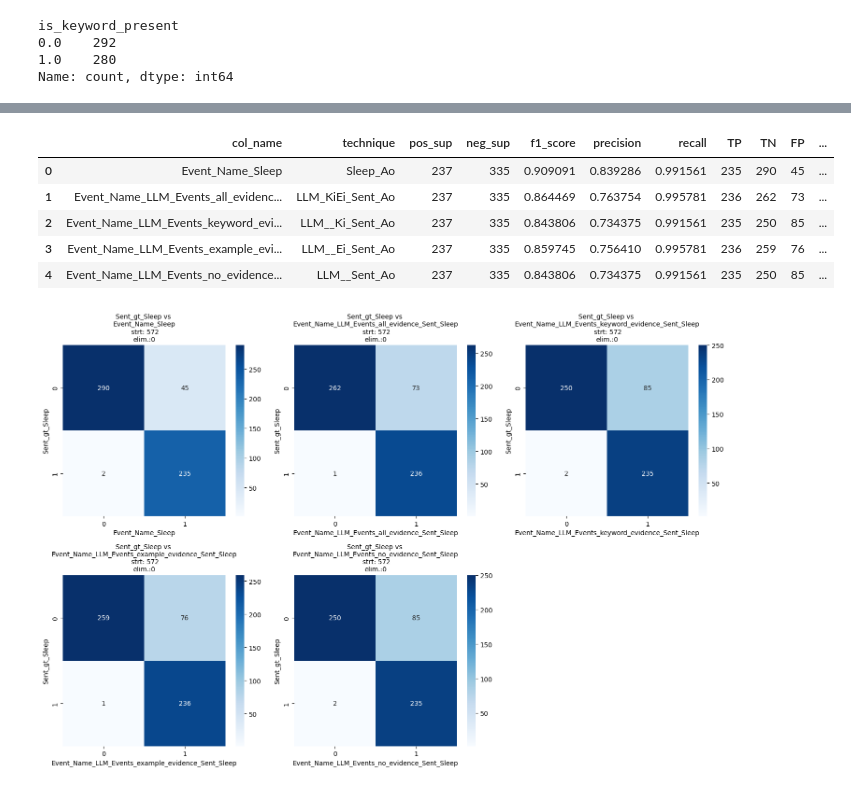
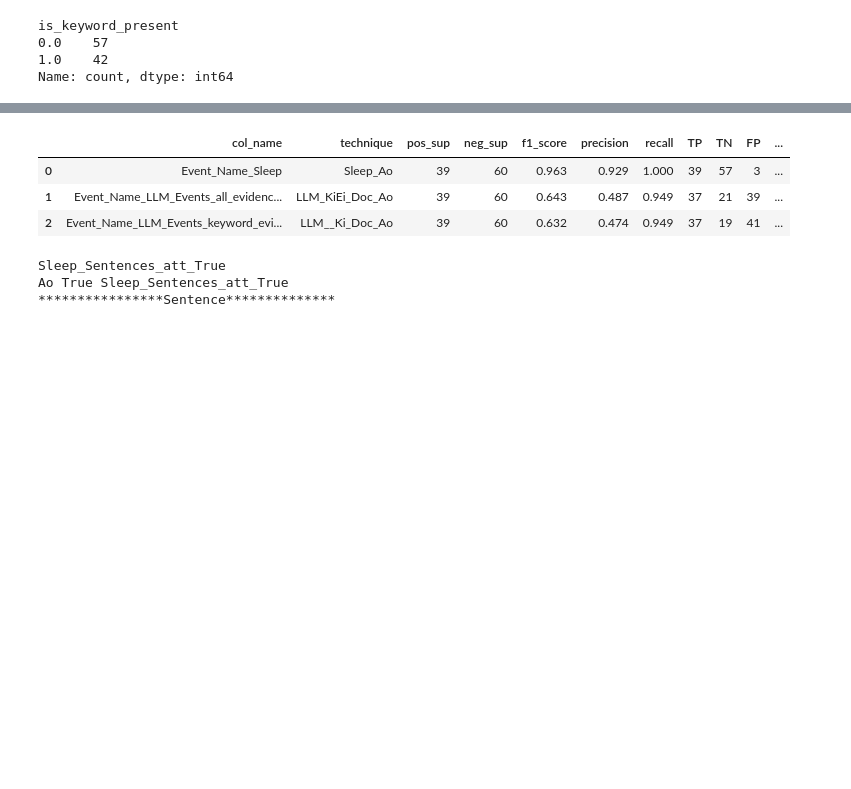
Before and after one commit to allmin/llm_text_to_event, a Jupyter notebook: scripts/06_analyse_Sent-SET_Doc-SET.ipynb, the cells around one changed output, grey strips where cells are left out. Drawn from its saved outputs; the diff is of its cells as text; code cells hidden in the pictures; blank space fills up the shorter version.

```diff
--- a/scripts/06_analyse_Sent-SET_Doc-SET.ipynb
+++ b/scripts/06_analyse_Sent-SET_Doc-SET.ipynb
@@ -52,6 +127,9 @@ from sklearn.metrics import confusion_matrix, ConfusionMatrixDisplay
 import numpy as np
 from sklearn.metrics import f1_score, accuracy_score, precision_score, recall_score
 from itertools import product
+pd.set_option("display.precision", 3)
+
+
 disagreement_type = "correct"
 llm_type = "llama3.1:70b"
 suffix = "19sep"
@@ -101,6 +179,17 @@ for keyword_input, example_input in [i for i in product([True,False],[True,False
 df_both = pd.read_pickle("../exports/04_dictionary_features.pkl")
 
 
+def ispresent(a,b):
+    res = []
+    for i in a:
+        presence = False
+        for j in b:
+            if (i in j) or (j in i):
+                presence = True
+                break
+        res.append(presence)
+    return res
+
 dataset = "P-SET"
 for analysis_type in ["all"]: #(M-SET, A-SET, D-SET, F-SET)
     for ET in ["Sleep"]:
@@ -115,7 +204,7 @@ for analysis_type in ["all"]: #(M-SET, A-SET, D-SET, F-SET)
             continue
 
         llm_files = [i for i in llm_files if "True" in i]
-        llm_files = [i for i in llm_files if "Sent" in i]
+        # llm_files = [i for i in llm_files if "Sent" in i]
         for file in llm_files:
             filename = os.path.basename(file).rstrip('.pkl')
             print(filename)
@@ -128,10 +217,12 @@ for analysis_type in ["all"]: #(M-SET, A-SET, D-SET, F-SET)
             if text_type == "Sentence":
                 gt_file = gt_file_sent
                 id_type = "UID"
+                focus = "Sent"
                 gt_column = f"Sent_gt_{ET}"
             elif text_type == "Document":
                 gt_file = gt_file_doc
                 id_type = "ROW_ID"
+                focus = "Doc"
                 gt_column = f"Doc_gt_{ET}"
             print(f"****************{text_type}**************")
             gt_df = pd.read_pickle(gt_file)
@@ -147,20 +238,24 @@ for analysis_type in ["all"]: #(M-SET, A-SET, D-SET, F-SET)
             id_to_gt = {row[id_type]:row[gt_column] for _,row in gt_df.iterrows()}
             id_to_negation = {row[id_type]:row['negation'] for _,row in gt_df.iterrows()}
             id_to_key_present = {row[id_type]:row[f"is_keyword_present"] for _,row in gt_df.iterrows()}
-            print(f"^^^^^^^^^^^^^^^^^^{gt_df.is_keyword_present.value_counts()}:{id_to_key_present}")
             id_to_lemma = {row[id_type]:row[f"Lemma"] for _,row in gt_df.iterrows()}
+            id_to_comment = {row[id_type]:row[f"comment"] for _,row in gt_df.iterrows()}
             id_to_dict_time = {row[id_type]:row[f"Time"] for _,row in df_both.iterrows()}
+
             output_folder = f"../exports/06_analysis/{ET}"
             os.makedirs(output_folder,exist_ok=True)
 
 
 
             df = pd.read_pickle(file)
+            df["num_events_keyword"] = df["Event_Name"].apply(lambda x: len(x))
+            df[f"num_{ET}_keyword"] = df["Event_Name"].apply(lambda x: len([i for i in x if i == ET]))
             df[id_type] = df[id_type].astype(str)
             llm_models = [i for i in llm_models_all if i in df]
             df[f'{ET}_time'] = df[id_type].apply(lambda x:id_to_dict_time.get(x))
             df["focus_event"] = ET
             df['negation'] = df[id_type].apply(lambda x:id_to_negation.get(x))
+            df['comment'] = df[id_type].apply(lambda x:id_to_comment.get(x))
 
 
             df[gt_column] = df[id_type].apply(lambda x:id_to_gt.get(x,None))
@@ -173,8 +268,10 @@ for analysis_type in ["all"]: #(M-SET, A-SET, D-SET, F-SET)
             df[gt_column] = df[gt_column].astype(int)
 
 
+
             for col in llm_models:
                 df[f"{col}_{ET}_time"] = df[col].apply(lambda x:x['event_detection_time'])
+
             if len(df) > 1:
                 first_row = df.iloc[0]
                 splittable_columns = ["Event_Name"]+[f"Event_Name_{model}" for model in llm_models]
@@ -204,7 +301,6 @@ for analysis_type in ["all"]: #(M-SET, A-SET, D-SET, F-SET)
                     psup.append(sum(y_gt))
                     nsup.append(sum(y_gt==0))
                     times.append(get_time(df_temp[f"{col.lstrip('Event_Name_')}_time"]))
-                    #true positive
                     tn_i, fp_i, fn_i, tp_i = confusion_matrix(y_gt, preds).ravel()
                     tp.append(tp_i)
                     tn.append(tn_i)
@@ -212,12 +308,37 @@ for analysis_type in ["all"]: #(M-SET, A-SET, D-SET, F-SET)
                     fn.append(fn_i)
 
 
+                    if "all_evidence" in col:
+                        col_base = col.lstrip("Event_Name_").rstrip(f"_{ET}")
+                        df[f"Text_Quote_{col_base}_{ET}"] = df.apply(lambda x:[t for t,e in zip(x[f"Text_Quote_{col_base}"],x[f"Event_Name_{col_base}"]) if e==ET],axis=1)
+                        df[f"Attribute_{col_base}_{ET}"] = df.apply(lambda x:[a for a in (x[f"Attribute_{col_base}"]) if list(a.keys())[0]==ET],axis=1)
+                        df[f"Event_Id_{col_base}"] = df[col_base].apply(lambda x:[ f"{eid}={en}|{1 if tq in x['text'] else 0}:{tq}" for (eid,en,tq) in zip(x['event_id'],x['event'],x['text_quotes'])])
+                        df[f"Text_Quote_in_gt"] = df.apply(lambda x:ispresent(x[f"Text_Quote_{col_base}_{ET}"], x['comment'].split('|')), axis=1)
+
+                        interesting_columns = [id_type, text_type, gt_column,
+                                               "is_keyword_present",
+                                               f"Event_Name_{ET}", "comment", "negation",
+                                               col, "Text_Quote_in_gt",
+                                               f"Text_Quote_{col_base}_{ET}",
+                                               f"Attribute_{col_base}_{ET}"]+[i+col_base for i in ["Event_Name_","Attribute_","Text_Quote_", "Event_Id_","Order_"]]
+
+
+                        false_positive_samples = df[(df[col]!=df[gt_column])&(df[col]==1)]
+                        false_positive_samples[interesting_columns].to_excel(f"../exports/06_analysis/{ET}/FP_{col}.xlsx")
+                        print("false_positive_keywords:",most_frequent_ngrams(flatten_list_of_lists(false_positive_samples[f"Text_Quote_{col_base}_{ET}"].to_list()),15))
+                        false_negative_samples = df[(df[col]!=df[gt_column])&(df[col]==0)]
+                        false_negative_samples[interesting_columns].to_excel(f"../exports/06_analysis/{ET}/FN_{col}.xlsx")
+                        # print("false_negative_keywords:",most_frequent_ngrams(flatten_list_of_lists(false_positive_samples[f"comment"].to_list()),10))
+                        true_positive_samples = df[(df[col]==df[gt_column])&(df[gt_column]==1)]
+                        true_positive_samples[interesting_columns].to_excel(f"../exports/06_analysis/{ET}/TP_{col}.xlsx")
+                        true_negative_samples = df[(df[col]==df[gt_column])&(df[gt_column]==0)]
+                        true_negative_samples[interesting_columns].to_excel(f"../exports/06_analysis/{ET}/TN_{col}.xlsx")
+                        print("TP",len(true_positive_samples),"TN",len(true_negative_samples),"FP",len(false_positive_samples),"FN",len(false_negative_samples),"%%%%%%%%%%%%%%%%%%%%%%%")
+
                 results_df = {"col_name":generated_columns, "technique":fixnames(generated_columns,suffix,ET), "pos_sup": psup, "neg_sup": nsup, "f1_score":f1s, "precision":precs, "recall":recs, "TP":tp, 'TN':tn, 'FP':fp, 'FN':fn, "time":times}
                 results = pd.DataFrame(results_df)
                 plot_confusion_matrices_for_column_pairs(df, gt_column,vis_columns=generated_columns)
                 op_path = f"{output_folder}/{analysis_type}_{disagreement_type}_{filename}.xlsx"
-
-
                 df.to_excel(op_path,index=False)
                 print(f"file written to {op_path}")
                 display(results)
@@ -234,4 +351,4 @@ Name: count, dtype: int64:{'4874_1325554_0014': 1, '4874_1325556_0033': 1, '4874
 is_keyword_present
-0.0    292
-1.0    280
+0.0    57
+1.0    42
 Name: count, dtype: int64
@@ -250,7 +366,7 @@ file written to ../exports/06_analysis/Sleep/all_correct_Sleep_Sentences_att_Tru
 |  | col_name | technique | pos_sup | neg_sup | f1_score | precision | recall | TP | TN | FP | ... |
-| 0 | Event_Name_Sleep | Sleep_Ao | 237 | 335 | 0.909091 | 0.839286 | 0.991561 | 235 | 290 | 45 | ... |
-| 1 | Event_Name_LLM_Events_all_evidenc... | LLM_KiEi_Sent_Ao | 237 | 335 | 0.864469 | 0.763754 | 0.995781 | 236 | 262 | 73 | ... |
-| 2 | Event_Name_LLM_Events_keyword_evi... | LLM__Ki_Sent_Ao | 237 | 335 | 0.843806 | 0.734375 | 0.991561 | 235 | 250 | 85 | ... |
-| 3 | Event_Name_LLM_Events_example_evi... | LLM__Ei_Sent_Ao | 237 | 335 | 0.859745 | 0.756410 | 0.995781 | 236 | 259 | 76 | ... |
-| 4 | Event_Name_LLM_Events_no_evidence... | LLM__Sent_Ao | 237 | 335 | 0.843806 | 0.734375 | 0.991561 | 235 | 250 | 85 | ... |
+| 0 | Event_Name_Sleep | Sleep_Ao | 39 | 60 | 0.963 | 0.929 | 1.000 | 39 | 57 | 3 | ... |
+| 1 | Event_Name_LLM_Events_all_evidenc... | LLM_KiEi_Doc_Ao | 39 | 60 | 0.643 | 0.487 | 0.949 | 37 | 21 | 39 | ... |
+| 2 | Event_Name_LLM_Events_keyword_evi... | LLM__Ki_Doc_Ao | 39 | 60 | 0.632 | 0.474 | 0.949 | 37 | 19 | 41 | ... |
-[figure, removed]
+Sleep_Sentences_att_True
+Ao True Sleep_Sentences_att_True
+****************Sentence**************
```
Also changed, not shown: parts of 25 cells of this notebook, 17 other files.
